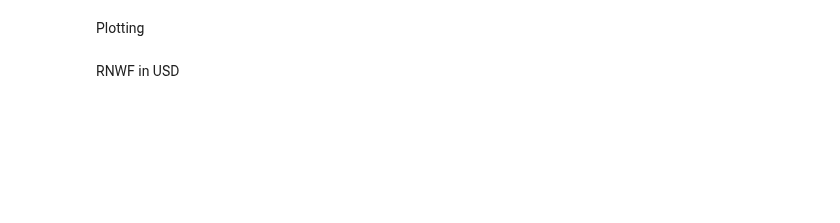
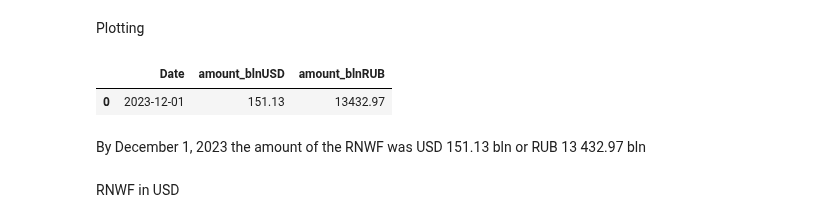
Before and after one commit to winterForestStump/RNWF, a Jupyter notebook: code/rnwf_plots.ipynb, the cells around one changed output. Cells and saved outputs as stored; diff of their text form; code cells hidden in the pictures; blank space fills up the shorter version.

Commit message:
changes december

```diff
--- a/code/rnwf_plots.ipynb
+++ b/code/rnwf_plots.ipynb
@@ -6,6 +6,13 @@ import pandas as pd
 import altair as alt
 # %%
 df = pd.read_csv('https://raw.githubusercontent.com/winterForestStump/RNWF/main/data/rnwf.csv')
+# %%
+df[['Date', 'amount_blnUSD', 'amount_blnRUB']].head(1)
+# %% [output]
+|  | Date | amount_blnUSD | amount_blnRUB |
+| 0 | 2023-12-01 | 151.13 | 13432.97 |
+# %% [markdown]
+By December 1, 2023 the amount of the RNWF was USD 151.13 bln or RUB 13 432.97 bln
 # %% [markdown]
 RNWF in USD
 # %%
```
Also changed, not shown: 1 other file.
